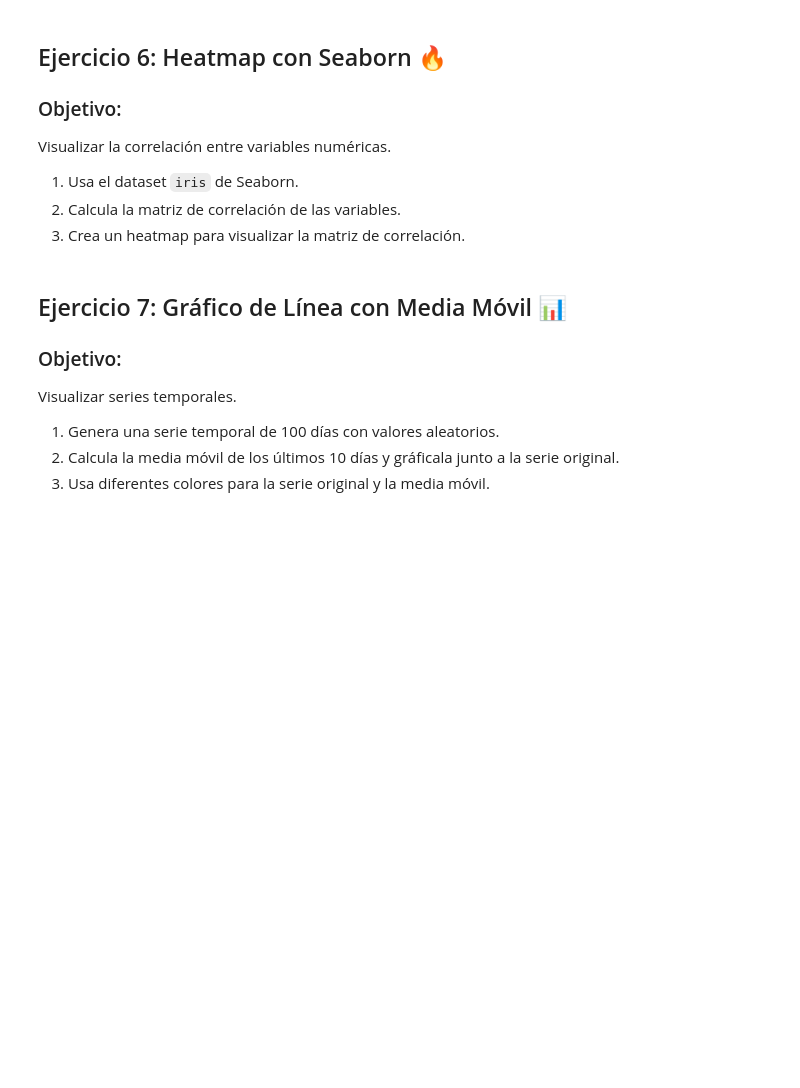
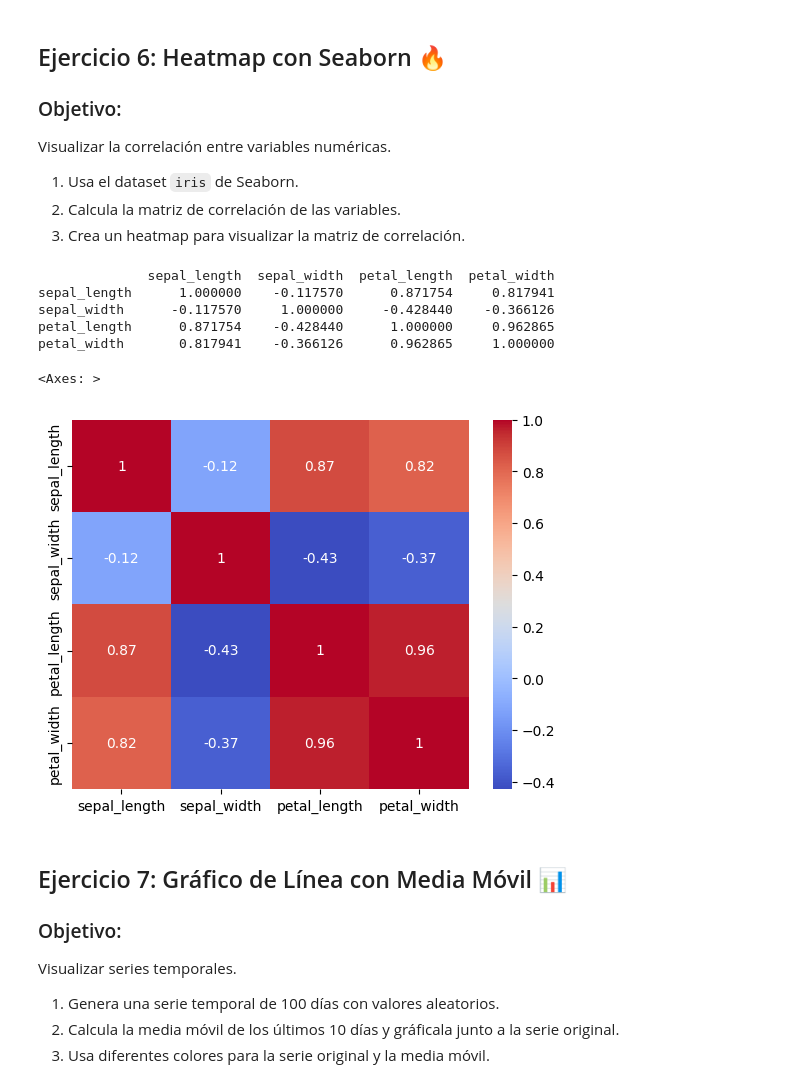
Before and after one commit to camilazioness/Ejercicios-de-An-lisis-de-Datos-con-Pandas-NumPy-Matplotlib-y-Seaborn, a Jupyter notebook: Ejercicios_Extra_matplotlib_seaborn/SOLUCIONES.ipynb, the cells around one changed output. Saved outputs shown, nothing was run; the diff lists cells and outputs as text; code cells hidden in the pictures; blank space fills up the shorter version.

```diff
--- a/Ejercicios_Extra_matplotlib_seaborn/SOLUCIONES.ipynb
+++ b/Ejercicios_Extra_matplotlib_seaborn/SOLUCIONES.ipynb
@@ -152,6 +193,24 @@ Visualizar la correlación entre variables numéricas.
 1. Usa el dataset `iris` de Seaborn.
 2. Calcula la matriz de correlación de las variables.
 3. Crea un heatmap para visualizar la matriz de correlación.
+# %%
+#1. Usa el dataset `iris` de Seaborn.
+df = sns.load_dataset('iris')
+
+#2. Calcula la matriz de correlación de las variables. (Selecciono los tipos de variable que quiero que esté en mi matriz)
+corr_matrix = df.select_dtypes(include=['float64', 'int64']).corr()
+print(corr_matrix)
+
+#3. Crea un heatmap para visualizar la matriz de correlación.
+sns.heatmap(corr_matrix, annot=True, cmap='coolwarm')
+# %% [output]
+              sepal_length  sepal_width  petal_length  petal_width
+sepal_length      1.000000    -0.117570      0.871754     0.817941
+sepal_width      -0.117570     1.000000     -0.428440    -0.366126
+petal_length      0.871754    -0.428440      1.000000     0.962865
+petal_width       0.817941    -0.366126      0.962865     1.000000
+<Axes: >
+[figure, added]
 # %% [markdown]
 ## Ejercicio 7: Gráfico de Línea con Media Móvil 📊
 ### Objetivo:
```
Also changed, not shown: parts of 6 cells of this notebook, 1 other file.
